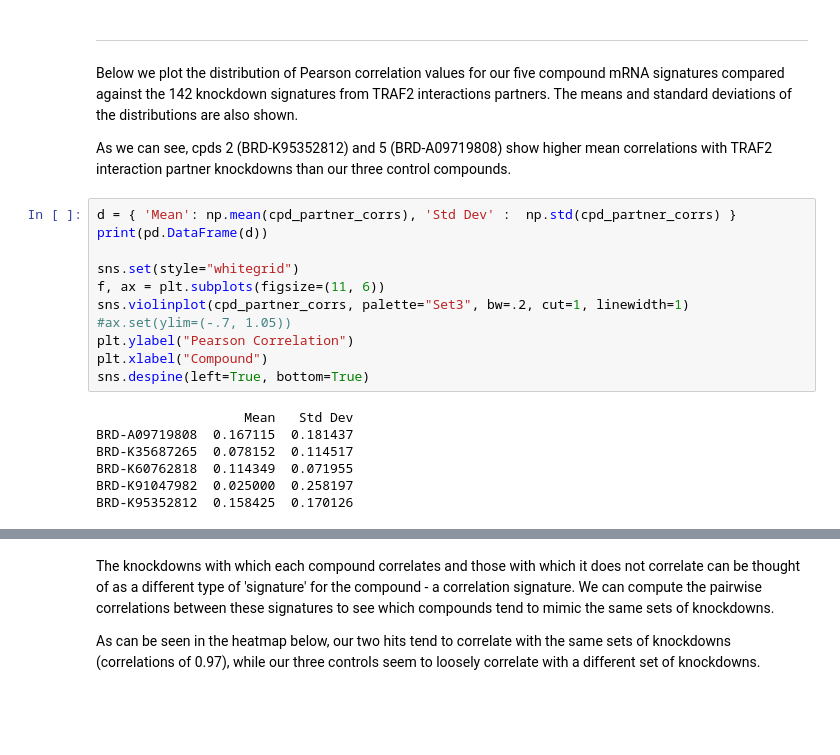
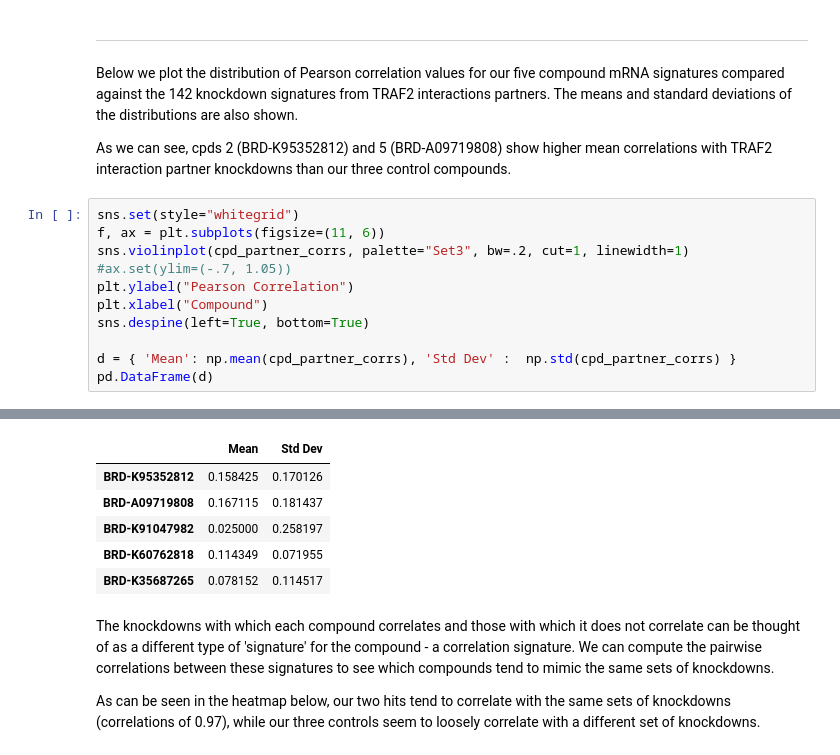
Before and after one commit to nbliangying/NFkB_pathway_inhibition, a Jupyter notebook: TRAF2_final_correlation_analysis.ipynb, the cells around one changed output, grey strips where cells are left out. Drawn from its saved outputs; the diff is of its cells as text; blank space fills up the shorter version.

```diff
--- a/TRAF2_final_correlation_analysis.ipynb
+++ b/TRAF2_final_correlation_analysis.ipynb
@@ -111,25 +123,25 @@ Below we plot the distribution of Pearson correlation values for our five compou
 
 As we can see, cpds 2 (BRD-K95352812) and 5 (BRD-A09719808) show higher mean correlations with TRAF2 interaction partner knockdowns than our three control compounds.
 # %%
-d = { 'Mean': np.mean(cpd_partner_corrs), 'Std Dev' :  np.std(cpd_partner_corrs) }
-print(pd.DataFrame(d))
-
 sns.set(style="whitegrid")
 f, ax = plt.subplots(figsize=(11, 6))
 sns.violinplot(cpd_partner_corrs, palette="Set3", bw=.2, cut=1, linewidth=1)
 #ax.set(ylim=(-.7, 1.05))
 plt.ylabel("Pearson Correlation")
 plt.xlabel("Compound")
 sns.despine(left=True, bottom=True)
+
+d = { 'Mean': np.mean(cpd_partner_corrs), 'Std Dev' :  np.std(cpd_partner_corrs) }
+pd.DataFrame(d)
 # %% [output]
-                   Mean   Std Dev
-BRD-A09719808  0.167115  0.181437
-BRD-K35687265  0.078152  0.114517
-BRD-K60762818  0.114349  0.071955
-BRD-K91047982  0.025000  0.258197
-BRD-K95352812  0.158425  0.170126
 [interactive output not drawn]
 [interactive output not drawn]
+|  | Mean | Std Dev |
+| BRD-K95352812 | 0.158425 | 0.170126 |
+| BRD-A09719808 | 0.167115 | 0.181437 |
+| BRD-K91047982 | 0.025000 | 0.258197 |
+| BRD-K60762818 | 0.114349 | 0.071955 |
+| BRD-K35687265 | 0.078152 | 0.114517 |
 # %% [markdown]
 The knockdowns with which each compound correlates and those with which it does not correlate can be thought of as a different type of 'signature' for the compound - a correlation signature. We can compute the pairwise correlations between these signatures to see which compounds tend to mimic the same sets of knockdowns.
 
```
Also changed, not shown: parts of 9 cells of this notebook.
